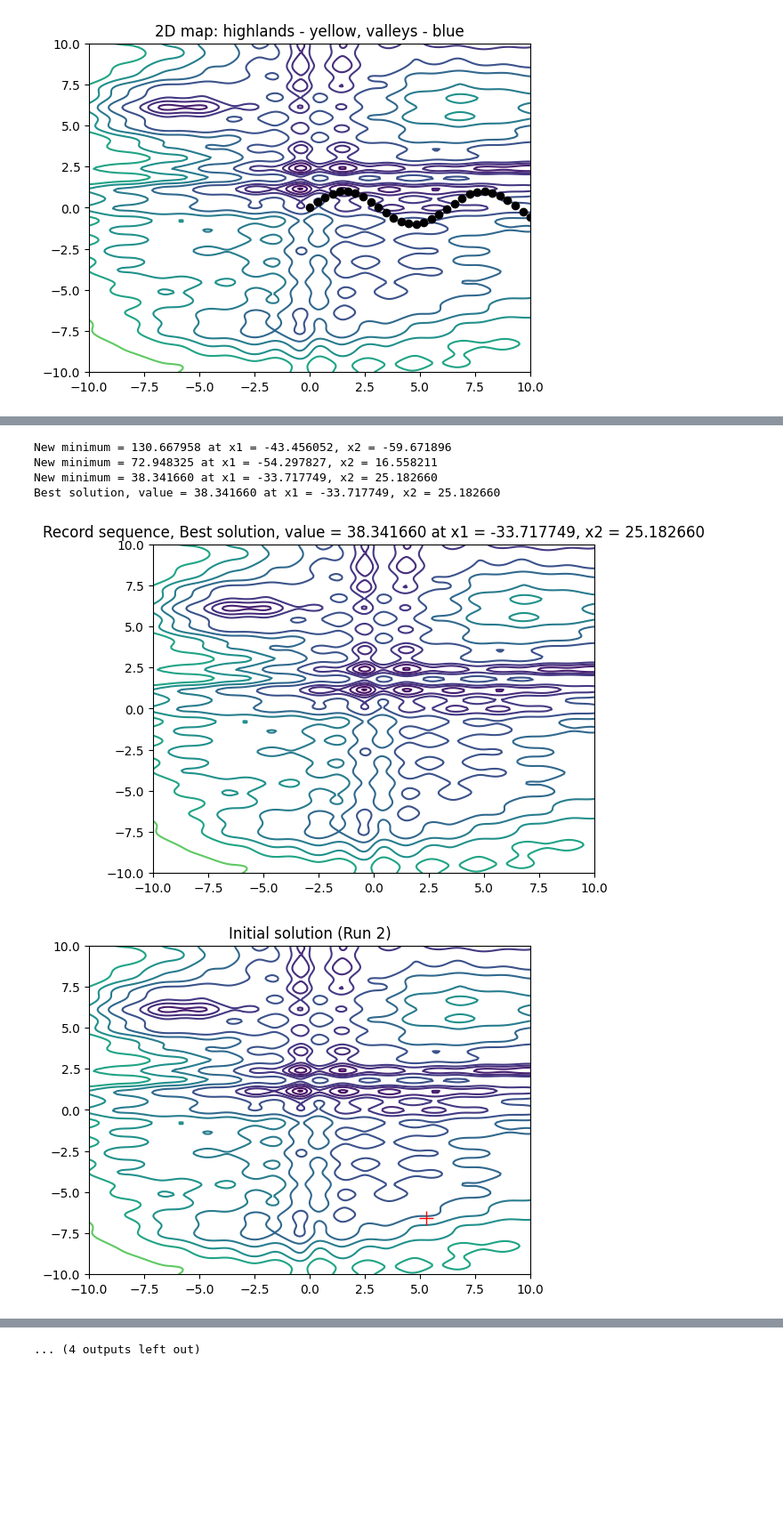
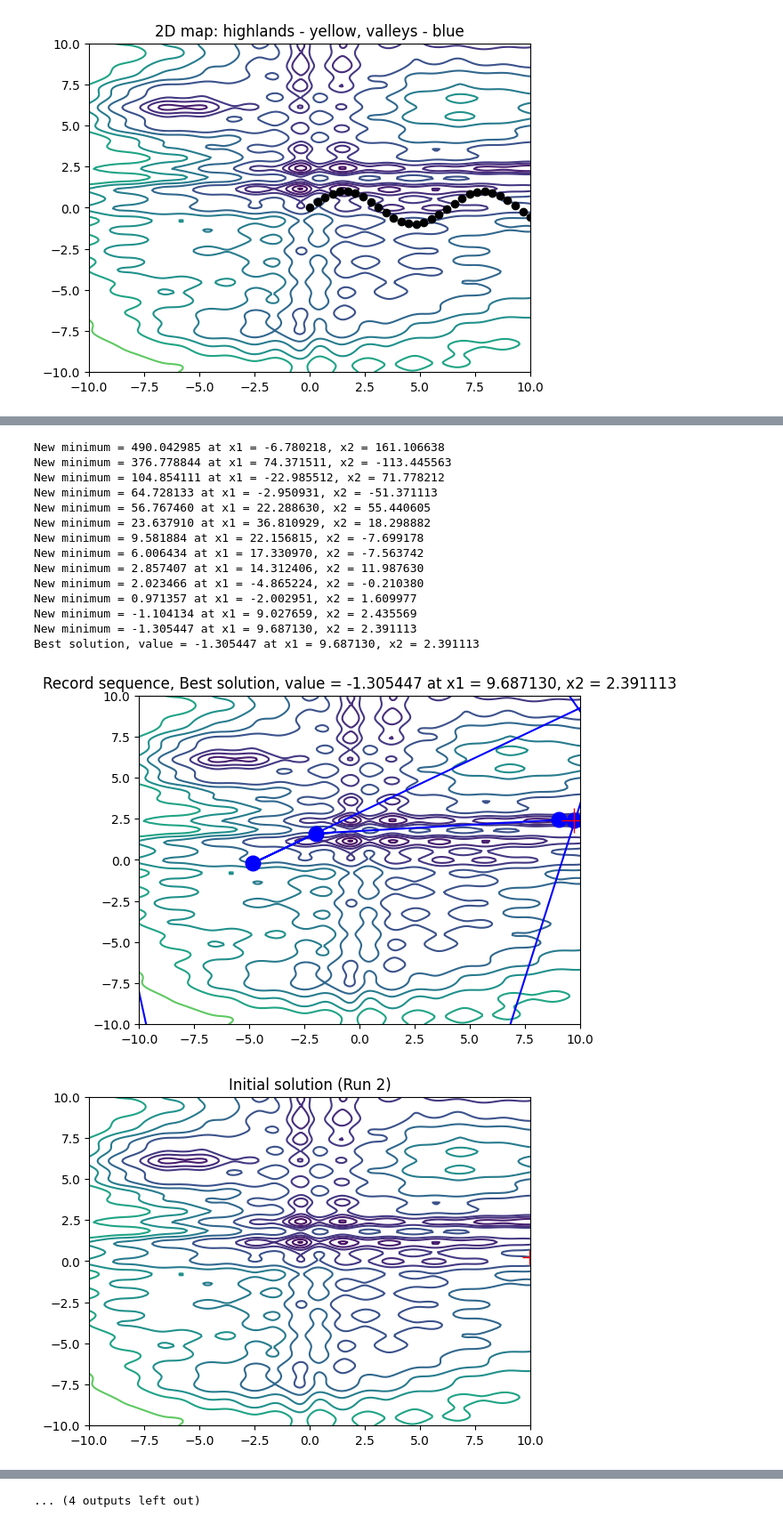
Before and after one commit to elfiasc0/skills-code-with-codespaces, a Jupyter notebook: exercises/02_annealing.ipynb, the cells around one changed output, grey strips where cells are left out. Shown at 89% size. Drawn from its saved outputs; the diff is of its cells as text; code cells hidden in the pictures; blank space fills up the shorter version.

```diff
--- a/exercises/02_annealing.ipynb
+++ b/exercises/02_annealing.ipynb
@@ -63,10 +63,10 @@ N = num_of_parameters
 
 num_runs = 5            # Run the algorithm 5 times
 
-T = 200.0                # Initial temperature (randomness coefficient)
-T_min = 0.001           # Minimum temperature
-wT = 0.9999               # Cooling factor: change of temperature
-c = 1.0                 # Constant affecting acceptance probability
+T = 450.0                # Initial temperature (randomness coefficient)
+T_min = 0.00001          # Minimum temperature
+wT = 0.995               # Cooling factor: change of temperature
+c = 0.15                 # Constant affecting acceptance probability
 
 best_solutions = []     # Store best solutions from each run
 
@@ -80,11 +80,11 @@ for run in range(num_runs):
 
     show_the_point(Solution, "Initial solution (Run " + str(run + 1) + ")")
 
-    T = 200.0                                  # Reset temperature for each run
+    T = 450.0                                  # Reset temperature for each run
 
     for ep in range(num_of_steps):
 
-        SolutionNew = Solution + np.random.randn(N) * (T / 4) # new solution (should be near previous one !)
+        SolutionNew = Solution + np.random.randn(N) * (T / 5) * (1 + 0.5 * np.exp(-ep/350)) # new solution (should be near previous one !)
 
         E = fun3(SolutionNew[0],SolutionNew[1])                 # function value for point coordinates
 
@@ -121,6 +121,16 @@ for i, (E_min, x1, x2) in enumerate(best_solutions):
-New minimum = 130.667958 at x1 = -43.456052, x2 = -59.671896
-New minimum = 72.948325 at x1 = -54.297827, x2 = 16.558211
-New minimum = 38.341660 at x1 = -33.717749, x2 = 25.182660
-Best solution, value = 38.341660 at x1 = -33.717749, x2 = 25.182660
+New minimum = 490.042985 at x1 = -6.780218, x2 = 161.106638
+New minimum = 376.778844 at x1 = 74.371511, x2 = -113.445563
+New minimum = 104.854111 at x1 = -22.985512, x2 = 71.778212
+New minimum = 64.728133 at x1 = -2.950931, x2 = -51.371113
+New minimum = 56.767460 at x1 = 22.288630, x2 = 55.440605
+New minimum = 23.637910 at x1 = 36.810929, x2 = 18.298882
+New minimum = 9.581884 at x1 = 22.156815, x2 = -7.699178
+New minimum = 6.006434 at x1 = 17.330970, x2 = -7.563742
+New minimum = 2.857407 at x1 = 14.312406, x2 = 11.987630
+New minimum = 2.023466 at x1 = -4.865224, x2 = -0.210380
+New minimum = 0.971357 at x1 = -2.002951, x2 = 1.609977
+New minimum = -1.104134 at x1 = 9.027659, x2 = 2.435569
+New minimum = -1.305447 at x1 = 9.687130, x2 = 2.391113
+Best solution, value = -1.305447 at x1 = 9.687130, x2 = 2.391113
-[figure, old version]
+[figure, new version]
-[figure, old version]
+[figure, new version]
```
Also changed, not shown: parts of 1 cell of this notebook.
